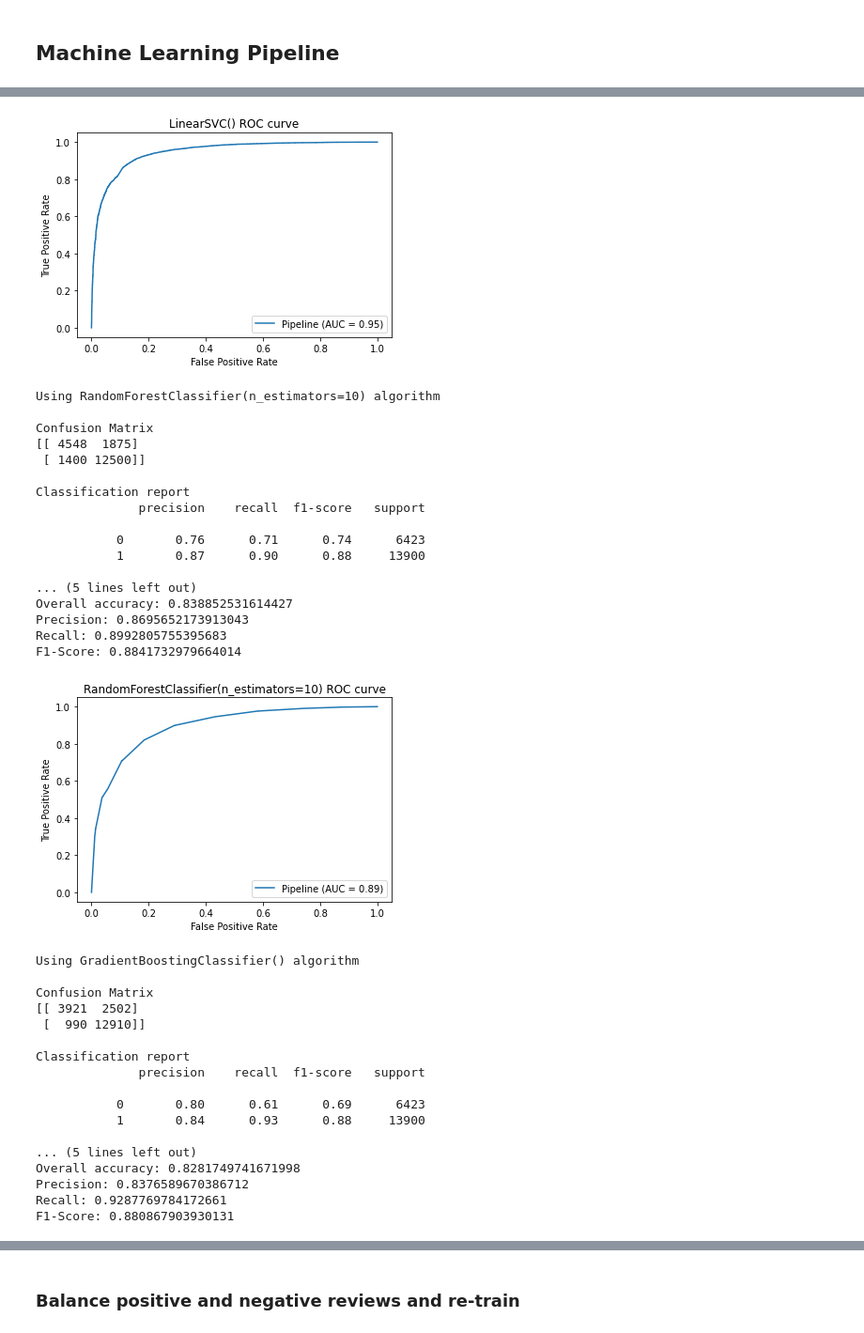
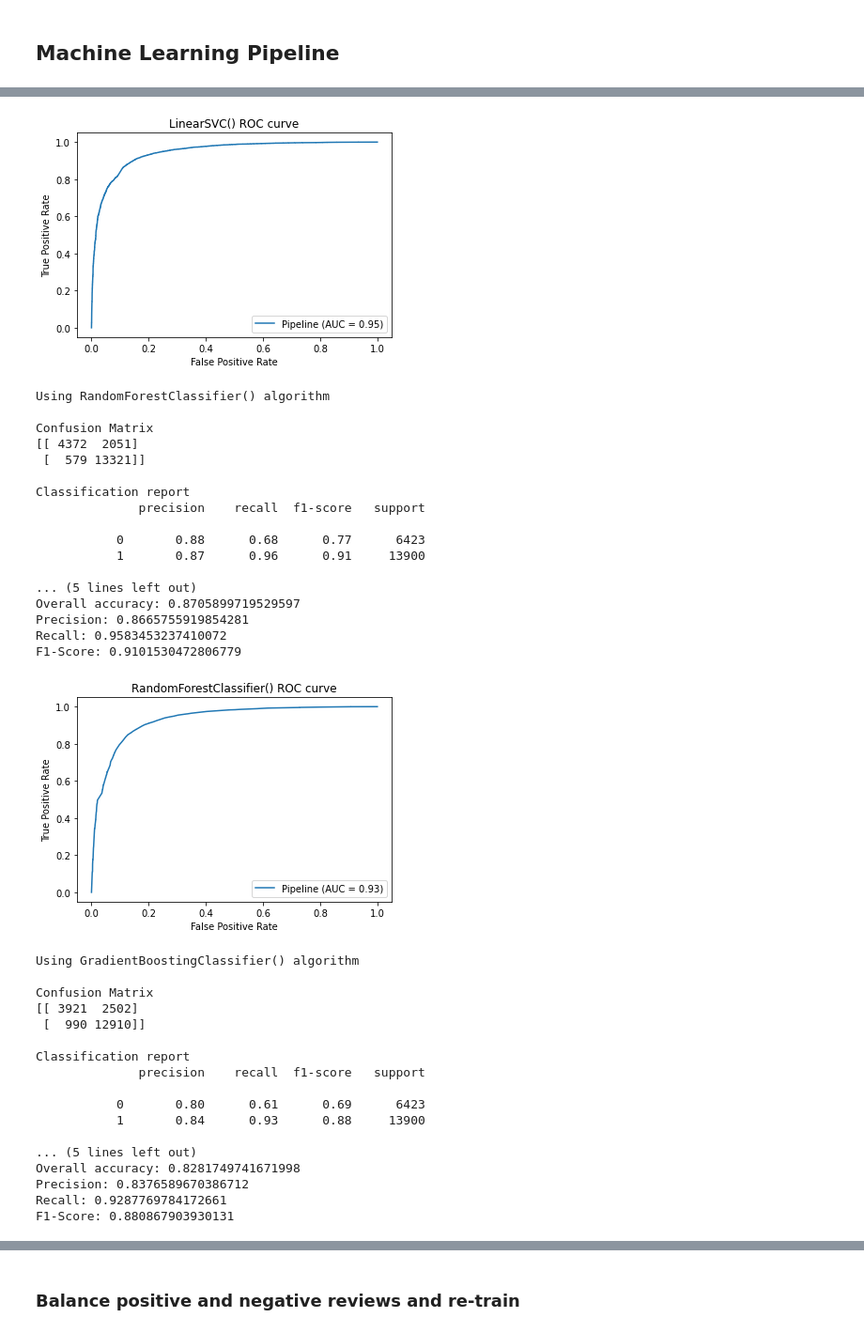
Before and after one commit to JoKoum/Machine-Learning-Project, a Jupyter notebook: Analyze-review-sentiment.ipynb, the cells around one changed output, grey strips where cells are left out. Shown at 94% size. Saved outputs shown, nothing was run; the diff lists cells and outputs as text; code cells hidden in the pictures.

```diff
--- a/Analyze-review-sentiment.ipynb
+++ b/Analyze-review-sentiment.ipynb
@@ -337,7 +355,7 @@ def model_training(X,y,algorithm):
 # %%
 text_nb = model_training(X,y,MultinomialNB())
 text_svm = model_training(X,y,LinearSVC())
-text_rf = model_training(X,y,RandomForestClassifier(n_estimators=10))
+text_rf = model_training(X,y,RandomForestClassifier())
 text_gb = model_training(X,y,GradientBoostingClassifier())
 # %% [output]
 Using MultinomialNB() algorithm
@@ -357,43 +375,43 @@ Overall accuracy: 0.8384096836097032
 Precision: 0.819874653489213
 Recall: 0.9787769784172662
 F1-Score: 0.8923066832819572
 [figure]
 Using LinearSVC() algorithm
 
 Confusion Matrix
 [[ 5074  1349]
  [  895 13005]]
 
 Classification report
               precision    recall  f1-score   support
 
            0       0.85      0.79      0.82      6423
            1       0.91      0.94      0.92     13900
 
 ... (5 lines left out)
 Overall accuracy: 0.8895832308222211
 Precision: 0.9060192280897311
 Recall: 0.935611510791367
 F1-Score: 0.92057761732852
 [figure]
-Using RandomForestClassifier(n_estimators=10) algorithm
+Using RandomForestClassifier() algorithm
 
 Confusion Matrix
-[[ 4548  1875]
- [ 1400 12500]]
+[[ 4372  2051]
+ [  579 13321]]
 
 Classification report
               precision    recall  f1-score   support
 
-           0       0.76      0.71      0.74      6423
-           1       0.87      0.90      0.88     13900
+           0       0.88      0.68      0.77      6423
+           1       0.87      0.96      0.91     13900
 
 ... (5 lines left out)
-Overall accuracy: 0.838852531614427
-Precision: 0.8695652173913043
-Recall: 0.8992805755395683
-F1-Score: 0.8841732979664014
+Overall accuracy: 0.8705899719529597
+Precision: 0.8665755919854281
+Recall: 0.9583453237410072
+F1-Score: 0.9101530472806779
-[figure, old version]
+[figure, new version]
 Using GradientBoostingClassifier() algorithm
 
 Confusion Matrix
```
Also changed, not shown: parts of 6 cells of this notebook.
